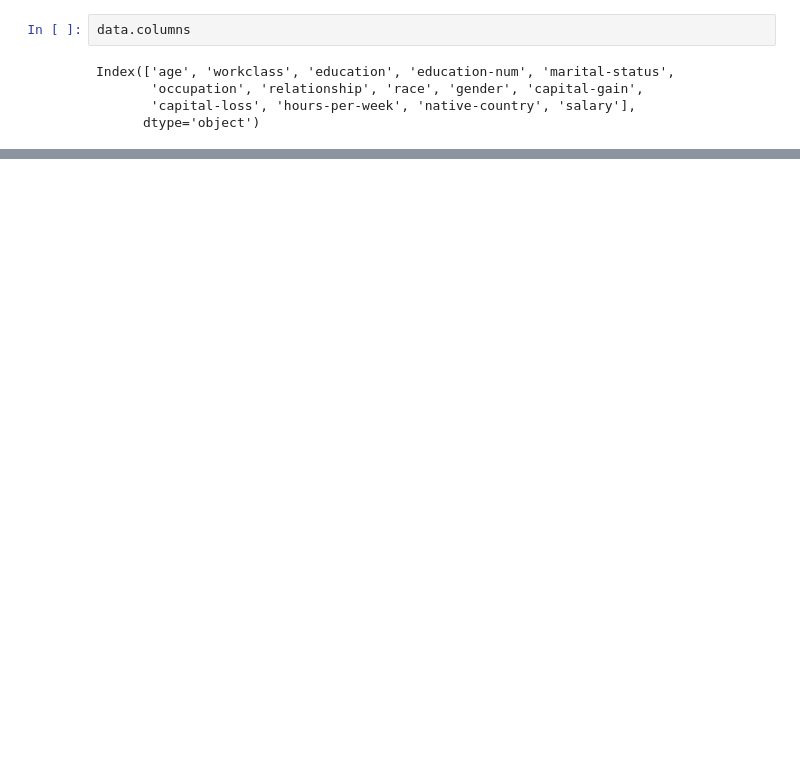
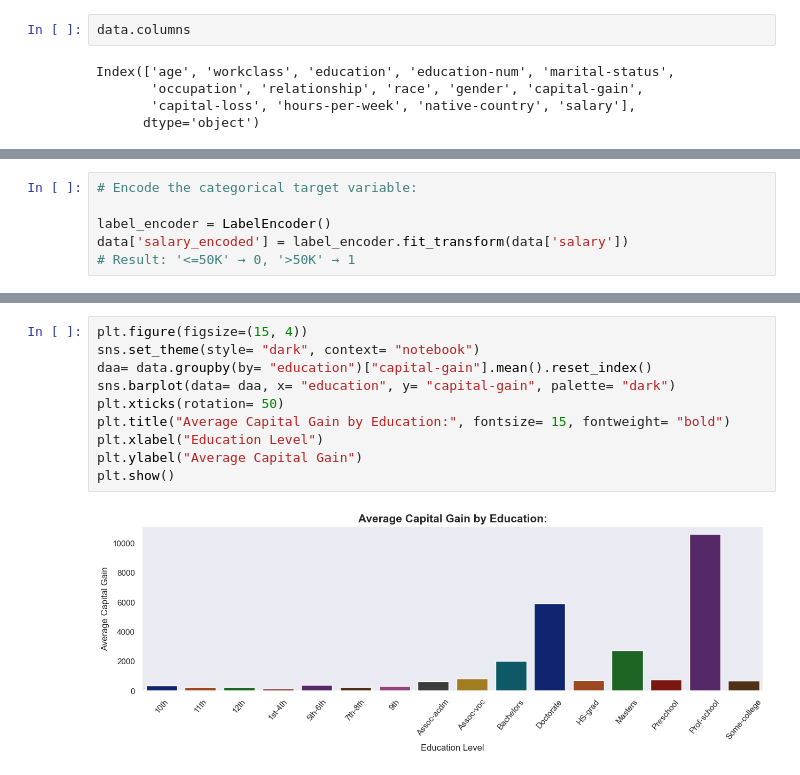
Before and after one commit to rajesh-coventry/Projects, a Jupyter notebook: 02_Data_Visuallization/04_Adults_Income_Analysis/Analysis-3_Education_and_Income.ipynb, the cells around one changed output, grey strips where cells are left out. Drawn from its saved outputs; the diff is of its cells as text; blank space fills up the shorter version.

```diff
--- a/02_Data_Visuallization/04_Adults_Income_Analysis/Analysis-3_Education_and_Income.ipynb
+++ b/02_Data_Visuallization/04_Adults_Income_Analysis/Analysis-3_Education_and_Income.ipynb
@@ -77,0 +141,6 @@ data.head(3)
+# %%
+# Encode the categorical target variable:
+
+label_encoder = LabelEncoder()
+data['salary_encoded'] = label_encoder.fit_transform(data['salary'])
+# Result: '<=50K' → 0, '>50K' → 1
@@ -77,0 +391,12 @@ data.head(3)
+# %%
+plt.figure(figsize=(15, 4))
+sns.set_theme(style= "dark", context= "notebook")
+daa= data.groupby(by= "education")["capital-gain"].mean().reset_index()
+sns.barplot(data= daa, x= "education", y= "capital-gain", palette= "dark")
+plt.xticks(rotation= 50)
+plt.title("Average Capital Gain by Education:", fontsize= 15, fontweight= "bold")
+plt.xlabel("Education Level")
+plt.ylabel("Average Capital Gain")
+plt.show()
+# %% [output]
+[figure, added]
```
Also changed, not shown: parts of 45 cells of this notebook, 1 other file.
